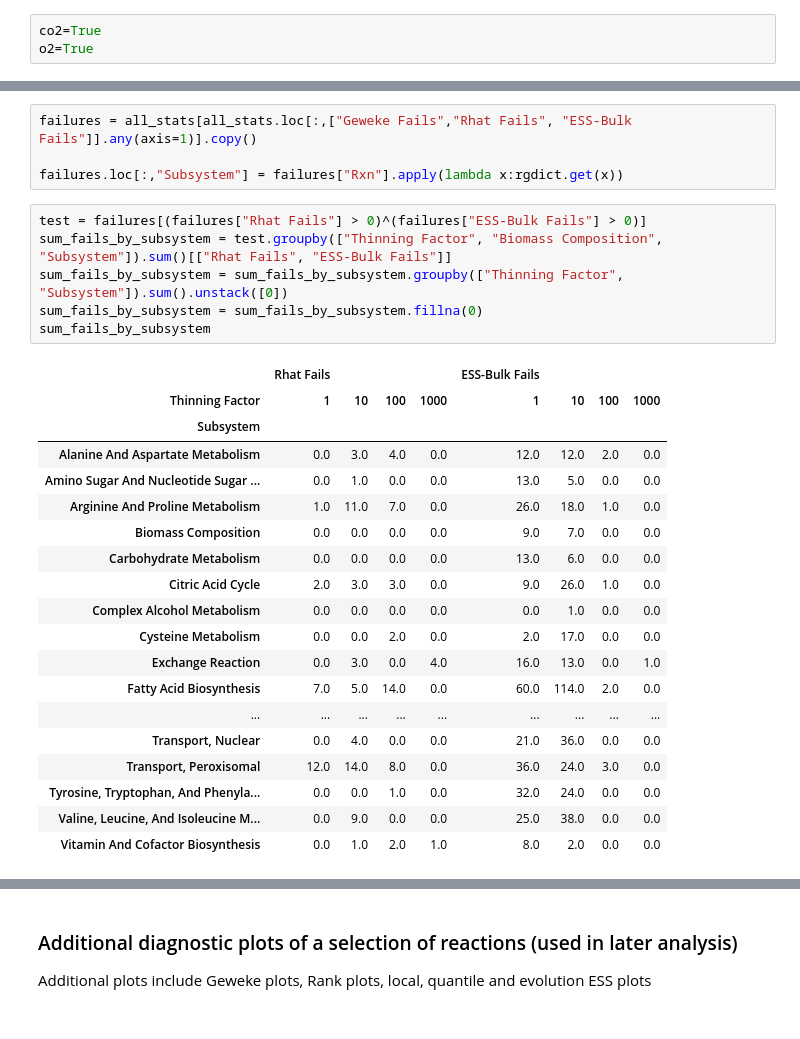
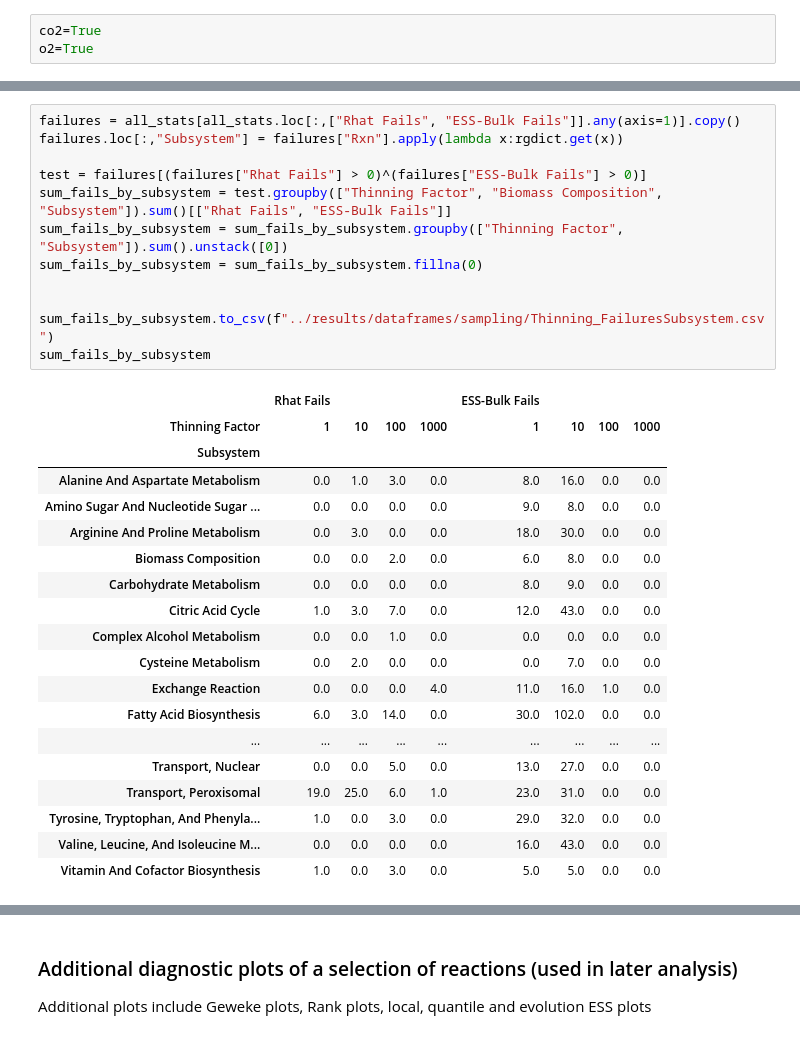
Before and after one commit to bcoltman/Kphaffii_NearZero, a Jupyter notebook: scripts/ThinningAnalysis.ipynb, the cells around one changed output, grey strips where cells are left out. Drawn from its saved outputs; the diff is of its cells as text.

```diff
--- a/scripts/ThinningAnalysis.ipynb
+++ b/scripts/ThinningAnalysis.ipynb
@@ -248,33 +252,35 @@ failures[failures["Rxn"].isin(roi)]
 # %%
-failures = all_stats[all_stats.loc[:,["Geweke Fails","Rhat Fails", "ESS-Bulk Fails"]].any(axis=1)].copy()
+failures = all_stats[all_stats.loc[:,["Rhat Fails", "ESS-Bulk Fails"]].any(axis=1)].copy()
+failures.loc[:,"Subsystem"] = failures["Rxn"].apply(lambda x:rgdict.get(x))
 
-failures.loc[:,"Subsystem"] = failures["Rxn"].apply(lambda x:rgdict.get(x))
+test = failures[(failures["Rhat Fails"] > 0)^(failures["ESS-Bulk Fails"] > 0)]
+sum_fails_by_subsystem = test.groupby(["Thinning Factor", "Biomass Composition", "Subsystem"]).sum()[["Rhat Fails", "ESS-Bulk Fails"]]
+sum_fails_by_subsystem = sum_fails_by_subsystem.groupby(["Thinning Factor", "Subsystem"]).sum().unstack([0])
+sum_fails_by_subsystem = sum_fails_by_subsystem.fillna(0)
+
+
+sum_fails_by_subsystem.to_csv(f"../results/dataframes/sampling/Thinning_FailuresSubsystem.csv")
+sum_fails_by_subsystem
+# %% [output]
+|  | Rhat Fails |  |  |  | ESS-Bulk Fails |  |  |  |
+| Thinning Factor | 1 | 10 | 100 | 1000 | 1 | 10 | 100 | 1000 |
+| Subsystem |  |  |  |  |  |  |  |  |
+| Alanine And Aspartate Metabolism | 0.0 | 1.0 | 3.0 | 0.0 | 8.0 | 16.0 | 0.0 | 0.0 |
+| Amino Sugar And Nucleotide Sugar ... | 0.0 | 0.0 | 0.0 | 0.0 | 9.0 | 8.0 | 0.0 | 0.0 |
+| Arginine And Proline Metabolism | 0.0 | 3.0 | 0.0 | 0.0 | 18.0 | 30.0 | 0.0 | 0.0 |
+| Biomass Composition | 0.0 | 0.0 | 2.0 | 0.0 | 6.0 | 8.0 | 0.0 | 0.0 |
+| Carbohydrate Metabolism | 0.0 | 0.0 | 0.0 | 0.0 | 8.0 | 9.0 | 0.0 | 0.0 |
+| Citric Acid Cycle | 1.0 | 3.0 | 7.0 | 0.0 | 12.0 | 43.0 | 0.0 | 0.0 |
+| Complex Alcohol Metabolism | 0.0 | 0.0 | 1.0 | 0.0 | 0.0 | 0.0 | 0.0 | 0.0 |
+| Cysteine Metabolism | 0.0 | 2.0 | 0.0 | 0.0 | 0.0 | 7.0 | 0.0 | 0.0 |
+| Exchange Reaction | 0.0 | 0.0 | 0.0 | 4.0 | 11.0 | 16.0 | 1.0 | 0.0 |
+| Fatty Acid Biosynthesis | 6.0 | 3.0 | 14.0 | 0.0 | 30.0 | 102.0 | 0.0 | 0.0 |
+| ... | ... | ... | ... | ... | ... | ... | ... | ... |
+| Transport, Nuclear | 0.0 | 0.0 | 5.0 | 0.0 | 13.0 | 27.0 | 0.0 | 0.0 |
+| Transport, Peroxisomal | 19.0 | 25.0 | 6.0 | 1.0 | 23.0 | 31.0 | 0.0 | 0.0 |
+| Tyrosine, Tryptophan, And Phenyla... | 1.0 | 0.0 | 3.0 | 0.0 | 29.0 | 32.0 | 0.0 | 0.0 |
+| Valine, Leucine, And Isoleucine M... | 0.0 | 0.0 | 0.0 | 0.0 | 16.0 | 43.0 | 0.0 | 0.0 |
+| Vitamin And Cofactor Biosynthesis | 1.0 | 0.0 | 3.0 | 0.0 | 5.0 | 5.0 | 0.0 | 0.0 |
-# %%
-test = failures[(failures["Rhat Fails"] > 0)^(failures["ESS-Bulk Fails"] > 0)]
-sum_fails_by_subsystem = test.groupby(["Thinning Factor", "Biomass Composition", "Subsystem"]).sum()[["Rhat Fails", "ESS-Bulk Fails"]]
-sum_fails_by_subsystem = sum_fails_by_subsystem.groupby(["Thinning Factor", "Subsystem"]).sum().unstack([0])
-sum_fails_by_subsystem = sum_fails_by_subsystem.fillna(0)
-sum_fails_by_subsystem
-# %% [output]
-|  | Rhat Fails |  |  |  | ESS-Bulk Fails |  |  |  |
-| Thinning Factor | 1 | 10 | 100 | 1000 | 1 | 10 | 100 | 1000 |
-| Subsystem |  |  |  |  |  |  |  |  |
-| Alanine And Aspartate Metabolism | 0.0 | 3.0 | 4.0 | 0.0 | 12.0 | 12.0 | 2.0 | 0.0 |
-| Amino Sugar And Nucleotide Sugar ... | 0.0 | 1.0 | 0.0 | 0.0 | 13.0 | 5.0 | 0.0 | 0.0 |
-| Arginine And Proline Metabolism | 1.0 | 11.0 | 7.0 | 0.0 | 26.0 | 18.0 | 1.0 | 0.0 |
-| Biomass Composition | 0.0 | 0.0 | 0.0 | 0.0 | 9.0 | 7.0 | 0.0 | 0.0 |
-| Carbohydrate Metabolism | 0.0 | 0.0 | 0.0 | 0.0 | 13.0 | 6.0 | 0.0 | 0.0 |
-| Citric Acid Cycle | 2.0 | 3.0 | 3.0 | 0.0 | 9.0 | 26.0 | 1.0 | 0.0 |
-| Complex Alcohol Metabolism | 0.0 | 0.0 | 0.0 | 0.0 | 0.0 | 1.0 | 0.0 | 0.0 |
-| Cysteine Metabolism | 0.0 | 0.0 | 2.0 | 0.0 | 2.0 | 17.0 | 0.0 | 0.0 |
-| Exchange Reaction | 0.0 | 3.0 | 0.0 | 4.0 | 16.0 | 13.0 | 0.0 | 1.0 |
-| Fatty Acid Biosynthesis | 7.0 | 5.0 | 14.0 | 0.0 | 60.0 | 114.0 | 2.0 | 0.0 |
-| ... | ... | ... | ... | ... | ... | ... | ... | ... |
-| Transport, Nuclear | 0.0 | 4.0 | 0.0 | 0.0 | 21.0 | 36.0 | 0.0 | 0.0 |
-| Transport, Peroxisomal | 12.0 | 14.0 | 8.0 | 0.0 | 36.0 | 24.0 | 3.0 | 0.0 |
-| Tyrosine, Tryptophan, And Phenyla... | 0.0 | 0.0 | 1.0 | 0.0 | 32.0 | 24.0 | 0.0 | 0.0 |
-| Valine, Leucine, And Isoleucine M... | 0.0 | 9.0 | 0.0 | 0.0 | 25.0 | 38.0 | 0.0 | 0.0 |
-| Vitamin And Cofactor Biosynthesis | 0.0 | 1.0 | 2.0 | 1.0 | 8.0 | 2.0 | 0.0 | 0.0 |
 # %%
 rhat_fails = failures[failures["Rhat Fails"] > 0].groupby(["Thinning Factor", "Biomass Composition", "Subsystem"]).sum()
 rhat_fails = rhat_fails.groupby(["Thinning Factor", "Biomass Composition"])["Rhat Fails"].nlargest(5)
```
Also changed, not shown: parts of 12 cells of this notebook, 10 other files.
